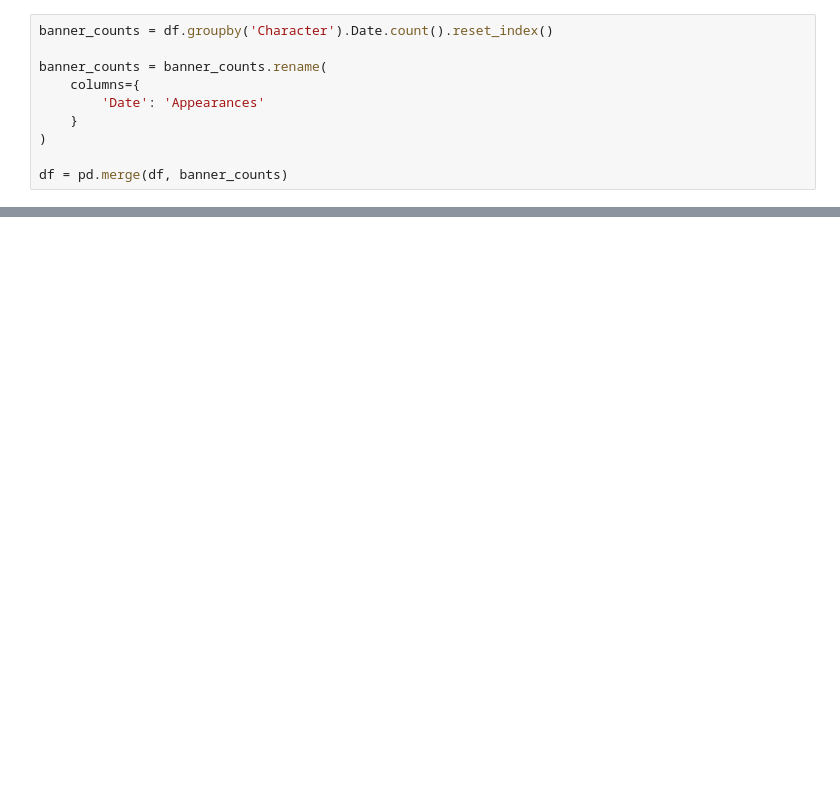
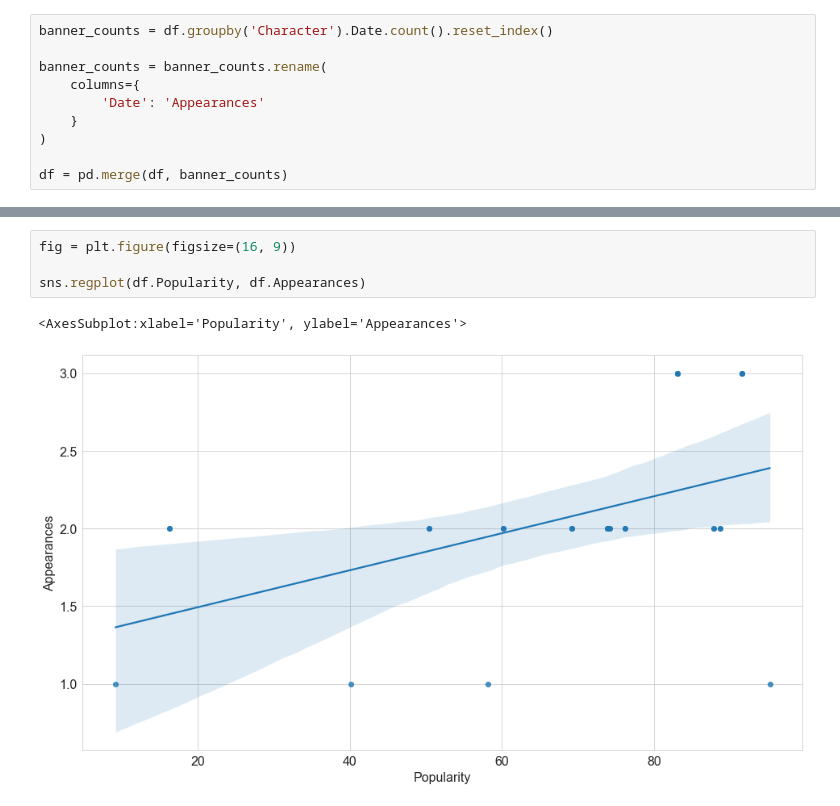
Before and after one commit to GoldenGarr/Genshin-analysis, a Jupyter notebook: Whatever.ipynb, the cells around one changed output, grey strips where cells are left out. Drawn from its saved outputs; the diff is of its cells as text; blank space fills up the shorter version.

```diff
--- a/Whatever.ipynb
+++ b/Whatever.ipynb
@@ -177,0 +296,7 @@ unique_df.sort_values(by=['Popularity', 'Appearances'], ascending=False)
+# %%
+fig = plt.figure(figsize=(16, 9))
+
+sns.regplot(df.Popularity, df.Appearances)
+# %% [output]
+<AxesSubplot:xlabel='Popularity', ylabel='Appearances'>
+[figure, added]
```
Also changed, not shown: parts of 23 cells of this notebook.
